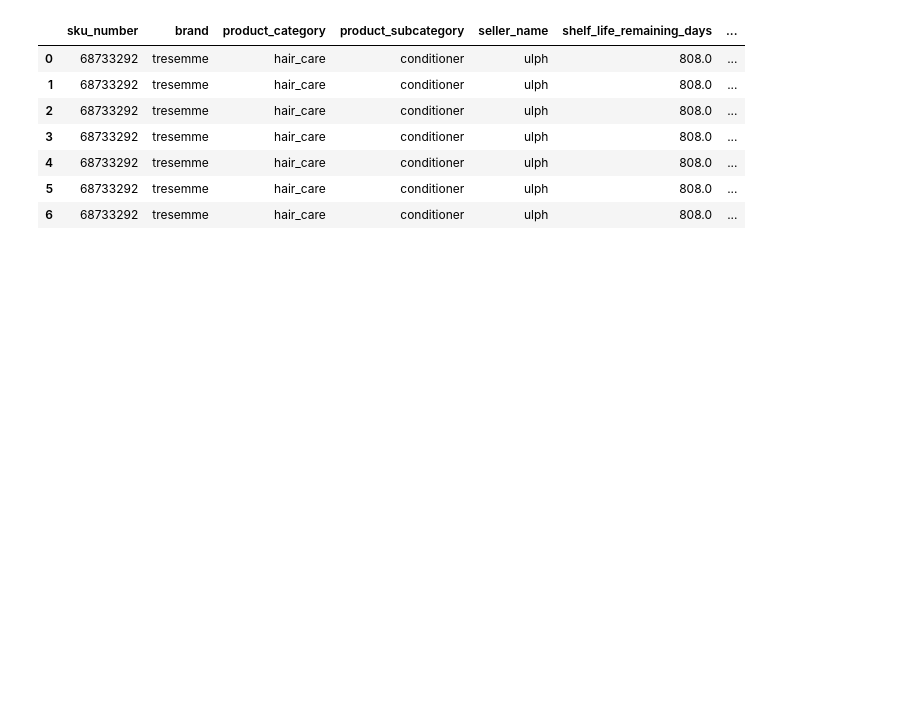
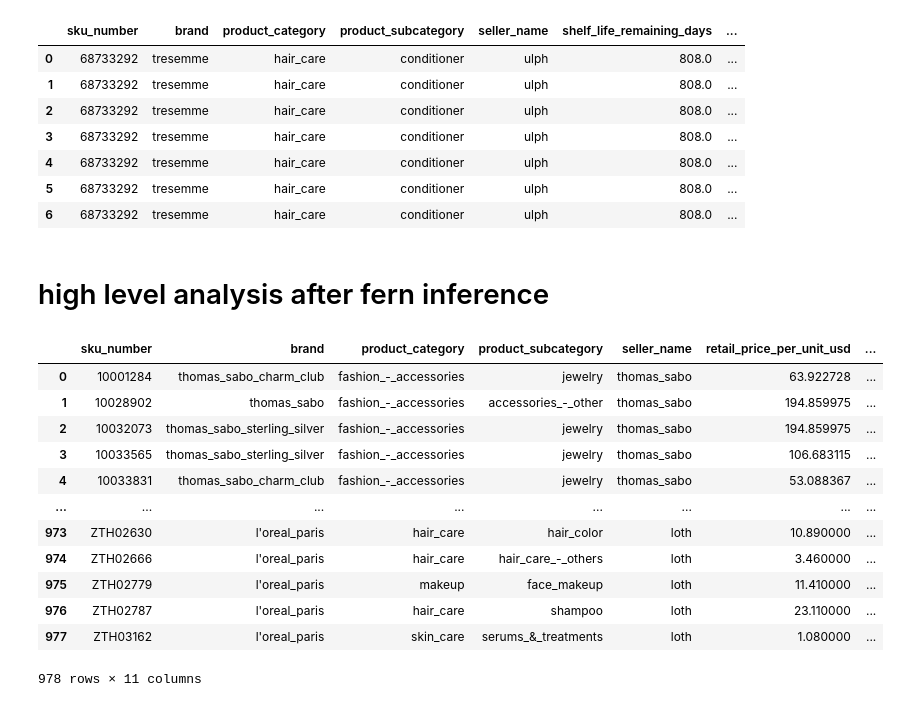
Before and after one commit to rohit-pollen/Fern, a Jupyter notebook: Fern_ALL_Inference.ipynb, the cells around one changed output. Cells and saved outputs as stored; diff of their text form; code cells hidden in the pictures; blank space fills up the shorter version.

Commit message:
adding high level inventory analysis

```diff
--- a/Fern_ALL_Inference.ipynb
+++ b/Fern_ALL_Inference.ipynb
@@ -230,3 +230,5 @@ test_data
 | 4 | 68733292 | tresemme | hair_care | conditioner | ulph | 808.0 | ... |
 | 5 | 68733292 | tresemme | hair_care | conditioner | ulph | 808.0 | ... |
 | 6 | 68733292 | tresemme | hair_care | conditioner | ulph | 808.0 | ... |
+# %% [markdown]
+# high level analysis after fern inference
@@ -232,0 +245,53 @@ test_data
+# %%
+def get_dummy_prices(x):
+  return [x*0.7, x*0.8, x*0.9, x, x*1.1, x*1.2, x*1.3]
+
+test_data['new_price_per_unit_usd'] = test_data['asking_price_per_unit_usd'].apply(get_dummy_prices)
+test_data = test_data.explode('new_price_per_unit_usd').reset_index(drop = True)
+test_data['order_price_per_unit_usd'] = test_data['new_price_per_unit_usd']
+test_data = test_data.drop('new_price_per_unit_usd', axis = 1)
+# %%
+test_data['probs'] = sales_prob_price_model.predict_proba(test_data)[:,1]
+test_data['expected_revenue'] = test_data['probs'] * test_data['order_price_per_unit_usd']
+test_data['expected_total_units_could_sell'] = test_data['probs'] * test_data['total_units']
+test_data['probs'] = test_data['probs'] * 100
+test_data['discount / price_hike_from_asking'] = (test_data['order_price_per_unit_usd'] - test_data['asking_price_per_unit_usd']) / test_data['asking_price_per_unit_usd'] * 100
+test_data['discount / price_hike_from_asking'] = (test_data['discount / price_hike_from_asking'].astype(float).round(-1))
+# %%
+# Step 1: Find the row with max 'probs' for each SKU
+best_price_df = (
+    test_data.loc[test_data.groupby("sku_number")["probs"].idxmax()]
+    .reset_index(drop=True)
+)
+
+# Step 2: Select the relevant columns
+best_price_df = best_price_df[
+    ["sku_number", "brand", "product_category", "product_subcategory", "seller_name",
+     "retail_price_per_unit_usd", "order_price_per_unit_usd",
+     "discount / price_hike_from_asking", "probs",
+     "expected_revenue", "expected_total_units_could_sell"]
+]
+
+# Step 3: Rename columns for clarity
+best_price_df = best_price_df.rename(columns={
+    "discount / price_hike_from_asking": "best_discount_level",
+    "probs": "max_probability",
+    "expected_revenue": "estimated_revenue_at_best_price",
+    "expected_total_units_could_sell": "estimated_units_could_sell_at_best_price"
+})
+# %%
+best_price_df
+# %% [output]
+|  | sku_number | brand | product_category | product_subcategory | seller_name | retail_price_per_unit_usd | ... |
+| 0 | 10001284 | thomas_sabo_charm_club | fashion_-_accessories | jewelry | thomas_sabo | 63.922728 | ... |
+| 1 | 10028902 | thomas_sabo | fashion_-_accessories | accessories_-_other | thomas_sabo | 194.859975 | ... |
+| 2 | 10032073 | thomas_sabo_sterling_silver | fashion_-_accessories | jewelry | thomas_sabo | 194.859975 | ... |
+| 3 | 10033565 | thomas_sabo_sterling_silver | fashion_-_accessories | jewelry | thomas_sabo | 106.683115 | ... |
+| 4 | 10033831 | thomas_sabo_charm_club | fashion_-_accessories | jewelry | thomas_sabo | 53.088367 | ... |
+| ... | ... | ... | ... | ... | ... | ... | ... |
+| 973 | ZTH02630 | l'oreal_paris | hair_care | hair_color | loth | 10.890000 | ... |
+| 974 | ZTH02666 | l'oreal_paris | hair_care | hair_care_-_others | loth | 3.460000 | ... |
+| 975 | ZTH02779 | l'oreal_paris | makeup | face_makeup | loth | 11.410000 | ... |
+| 976 | ZTH02787 | l'oreal_paris | hair_care | shampoo | loth | 23.110000 | ... |
+| 977 | ZTH03162 | l'oreal_paris | skin_care | serums_&_treatments | loth | 1.080000 | ... |
+978 rows × 11 columns
```
Also changed, not shown: parts of 14 cells of this notebook.
